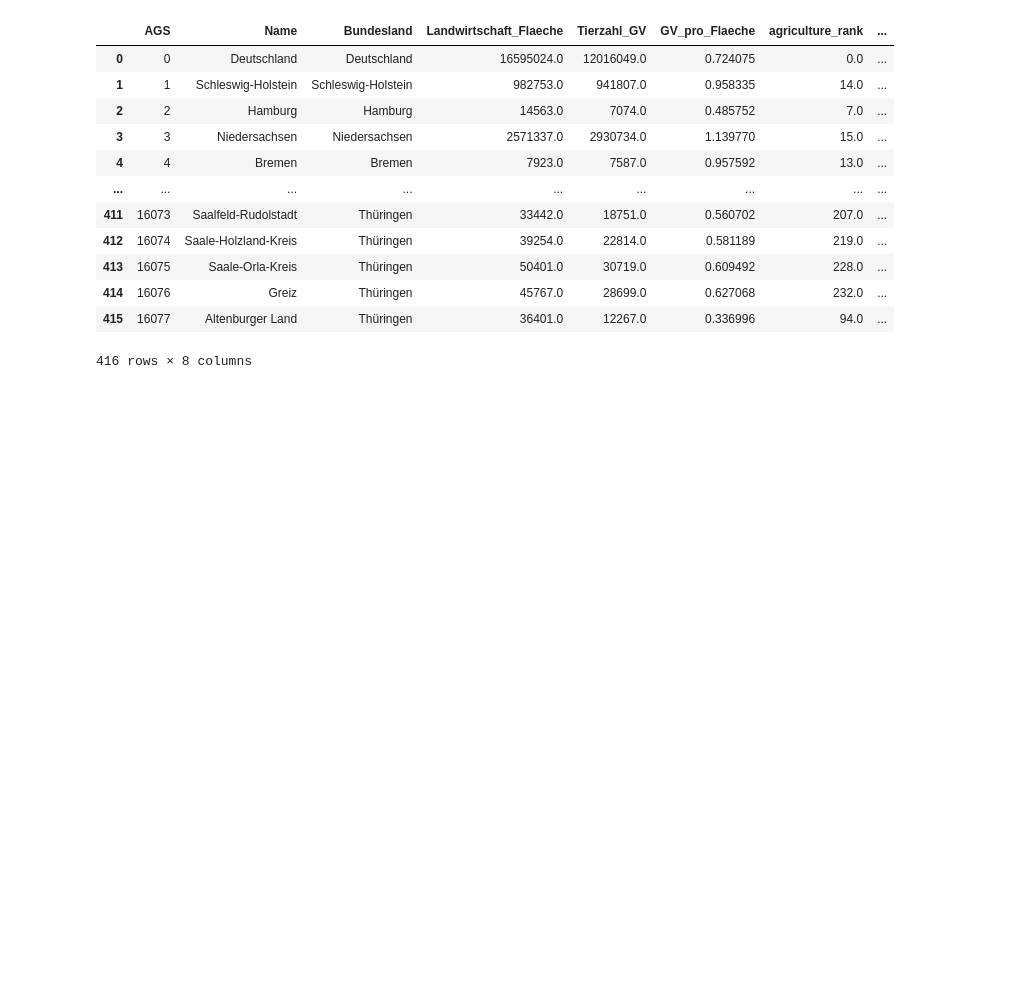
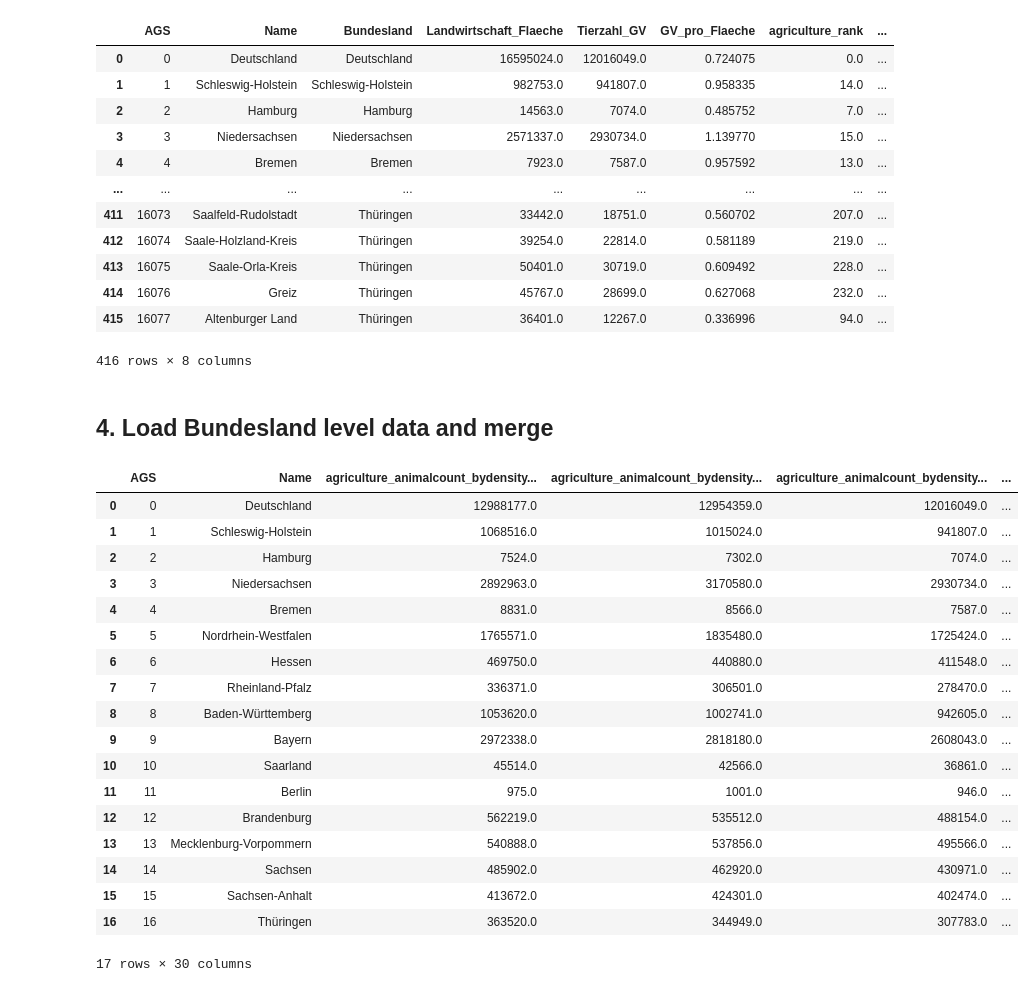
Before and after one commit to uclab-potsdam/klimataz, a Jupyter notebook: data/agriculture/final_ranking_agriculture.ipynb, the cells around one changed output. Drawn from its saved outputs; the diff is of its cells as text; code cells hidden in the pictures; blank space fills up the shorter version.

Commit message:
add bundesland level data to postcard data

```diff
--- a/data/agriculture/final_ranking_agriculture.ipynb
+++ b/data/agriculture/final_ranking_agriculture.ipynb
@@ -542,3 +542,29 @@ final_df
 | 414 | 16076 | Greiz | Thüringen | 45767.0 | 28699.0 | 0.627068 | 232.0 | ... |
 | 415 | 16077 | Altenburger Land | Thüringen | 36401.0 | 12267.0 | 0.336996 | 94.0 | ... |
 416 rows × 8 columns
+# %% [markdown]
+## 4. Load Bundesland level data and merge
+# %%
+#load dataset from local file
+blag_df = pd.read_csv("data/final_data_bundesland_agriculture_animalcount.csv")
+blag_df
+# %% [output]
+|  | AGS | Name | agriculture_animalcount_bydensity... | agriculture_animalcount_bydensity... | agriculture_animalcount_bydensity... | ... |
+| 0 | 0 | Deutschland | 12988177.0 | 12954359.0 | 12016049.0 | ... |
+| 1 | 1 | Schleswig-Holstein | 1068516.0 | 1015024.0 | 941807.0 | ... |
+| 2 | 2 | Hamburg | 7524.0 | 7302.0 | 7074.0 | ... |
+| 3 | 3 | Niedersachsen | 2892963.0 | 3170580.0 | 2930734.0 | ... |
+| 4 | 4 | Bremen | 8831.0 | 8566.0 | 7587.0 | ... |
+| 5 | 5 | Nordrhein-Westfalen | 1765571.0 | 1835480.0 | 1725424.0 | ... |
+| 6 | 6 | Hessen | 469750.0 | 440880.0 | 411548.0 | ... |
+| 7 | 7 | Rheinland-Pfalz | 336371.0 | 306501.0 | 278470.0 | ... |
+| 8 | 8 | Baden-Württemberg | 1053620.0 | 1002741.0 | 942605.0 | ... |
+| 9 | 9 | Bayern | 2972338.0 | 2818180.0 | 2608043.0 | ... |
+| 10 | 10 | Saarland | 45514.0 | 42566.0 | 36861.0 | ... |
+| 11 | 11 | Berlin | 975.0 | 1001.0 | 946.0 | ... |
+| 12 | 12 | Brandenburg | 562219.0 | 535512.0 | 488154.0 | ... |
+| 13 | 13 | Mecklenburg-Vorpommern | 540888.0 | 537856.0 | 495566.0 | ... |
+| 14 | 14 | Sachsen | 485902.0 | 462920.0 | 430971.0 | ... |
+| 15 | 15 | Sachsen-Anhalt | 413672.0 | 424301.0 | 402474.0 | ... |
+| 16 | 16 | Thüringen | 363520.0 | 344949.0 | 307783.0 | ... |
+17 rows × 30 columns
```
Also changed, not shown: parts of 8 cells of this notebook, 1 other file.
